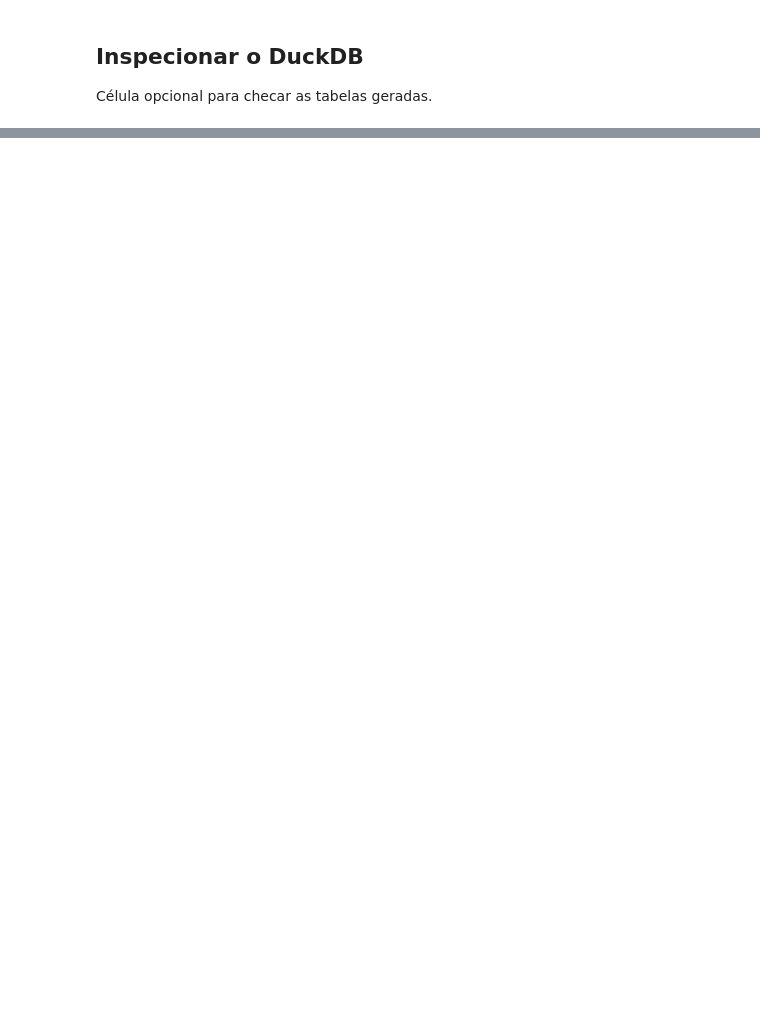
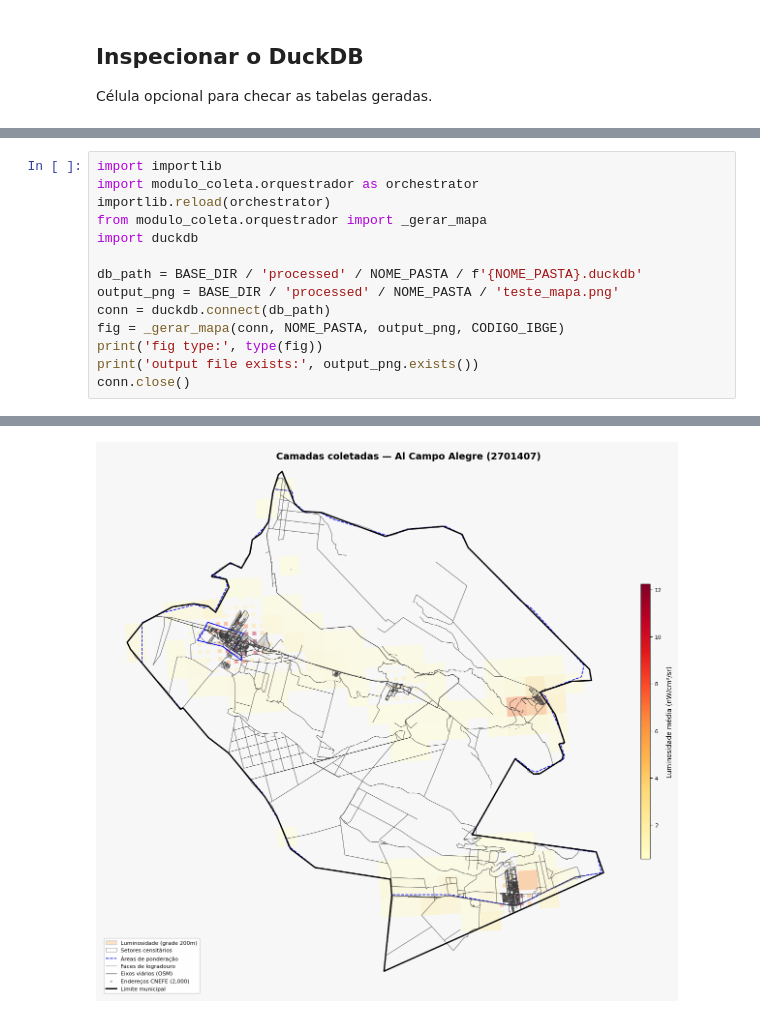
Before and after one commit to juliourb/moradinha, a Jupyter notebook: teste_modulo_coleta.ipynb, the cells around one changed output, grey strips where cells are left out. Drawn from its saved outputs; the diff is of its cells as text; blank space fills up the shorter version.

Commit message:
Atualiza visualização de mapa no orquestrador e notebook de teste

```diff
--- a/teste_modulo_coleta.ipynb
+++ b/teste_modulo_coleta.ipynb
@@ -191,0 +176,15 @@ conn.close()
+# %%
+import importlib
+import modulo_coleta.orquestrador as orchestrator
+importlib.reload(orchestrator)
+from modulo_coleta.orquestrador import _gerar_mapa
+import duckdb
+
+db_path = BASE_DIR / 'processed' / NOME_PASTA / f'{NOME_PASTA}.duckdb'
+output_png = BASE_DIR / 'processed' / NOME_PASTA / 'teste_mapa.png'
+conn = duckdb.connect(db_path)
+fig = _gerar_mapa(conn, NOME_PASTA, output_png, CODIGO_IBGE)
+print('fig type:', type(fig))
+print('output file exists:', output_png.exists())
+conn.close()
+# %% [output]
@@ -191,0 +201 @@ conn.close()
+[figure, added]
```
Also changed, not shown: parts of 8 cells of this notebook, 3 other files.
